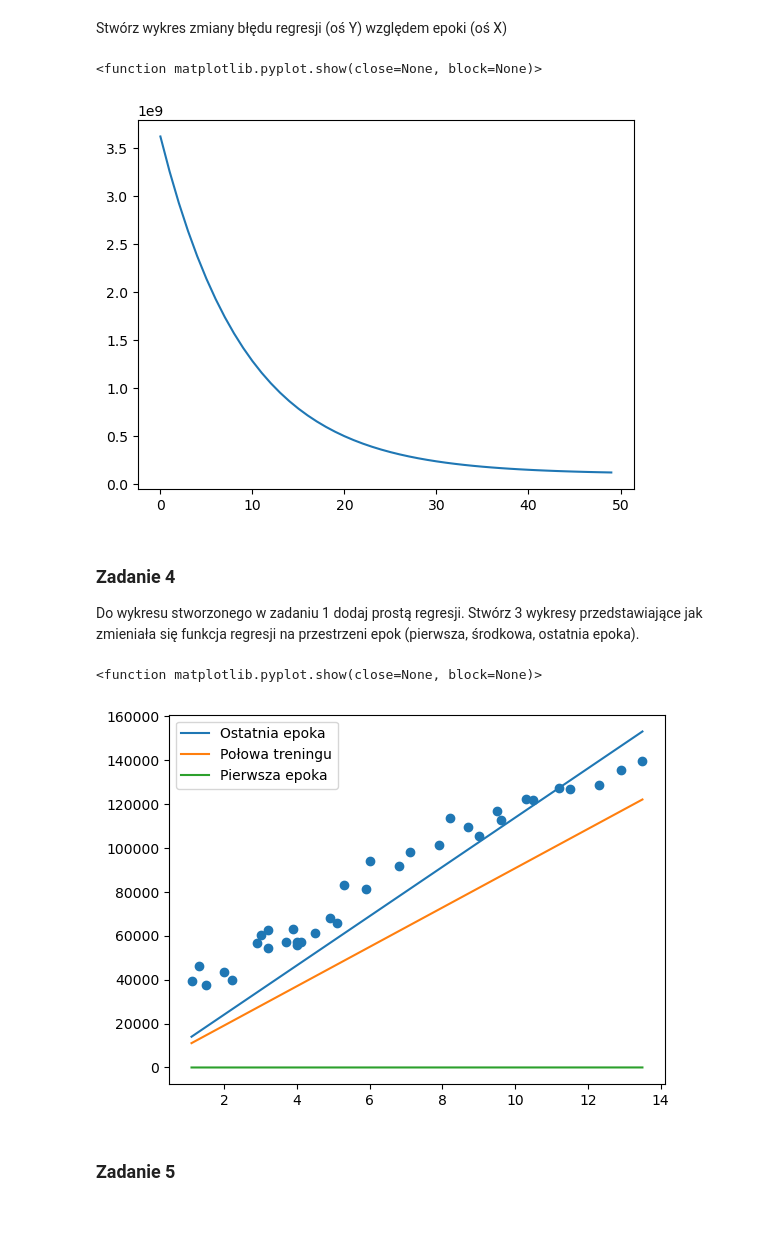
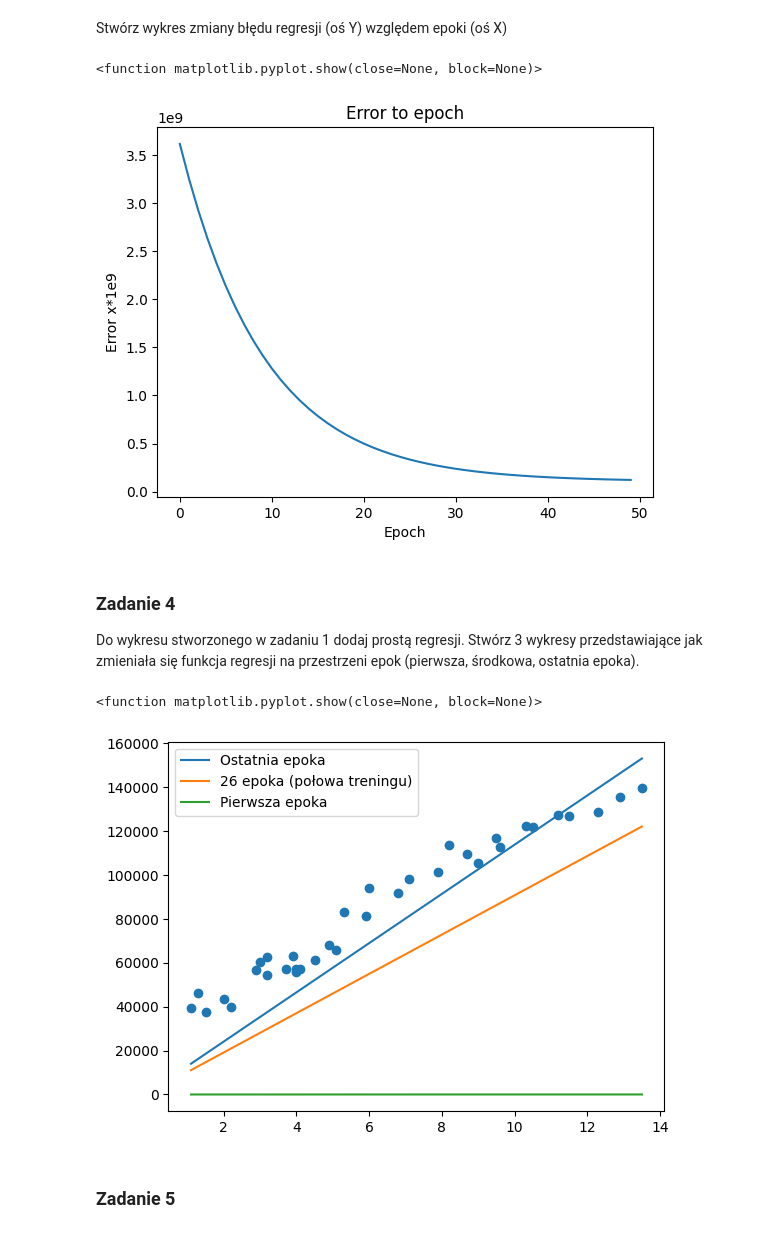
Before and after one commit to DyremiX/Laby, a Jupyter notebook: Lab2/139509_michal_dubiel_linear_regression_simple.ipynb, the cells around one changed output. Cells and saved outputs as stored; diff of their text form; code cells hidden in the pictures.

```diff
--- a/Lab2/139509_michal_dubiel_linear_regression_simple.ipynb
+++ b/Lab2/139509_michal_dubiel_linear_regression_simple.ipynb
@@ -163,8 +163,8 @@ error: [] - lista z błędem w każdej epoce
 def learn_and_fit(x: np.ndarray, y: np.ndarray, epochs: int = 1000, alpha: float = 0.001) -> Tuple[np.ndarray, np.ndarray, np.ndarray]: ###, epochs: int = 1000, alpha: float = 0.01
     # print(y)
     #YOUR CODE HERE
-    b0 = []
-    b1 = []
+    b0 = [random.random()]
+    b1 = [random.random()]
     b0.append(random.random())
     b1.append(random.random())
     error = []
@@ -182,14 +182,17 @@ Stwórz wykres zmiany błędu regresji (oś Y) względem epoki (oś X)
 # %%
 # YOUR CODE HERE
 df = pd.read_csv('datasets/Salary.csv', sep=',')
 x = df['YearsExperience'].values.reshape(df['YearsExperience'].shape[0], 1)
 y = df['Salary'].values.reshape(df['Salary'].shape[0], 1)
 b0, b1, error = learn_and_fit(x, y, epochs=50)
 plt.plot(error)
+plt.xlabel('Epoch')
+plt.ylabel('Error x*1e9')
+plt.title('Error to epoch')
 plt.show
 # %% [output]
 <function matplotlib.pyplot.show(close=None, block=None)>
-[figure, old version]
+[figure, new version]
 # %% [markdown]
 ### Zadanie 4
 
@@ -198,13 +201,13 @@ Do wykresu stworzonego w zadaniu 1 dodaj prostą regresji. Stwórz 3 wykresy prz
 #YOUR CODE HERE
 plt.scatter(df['YearsExperience'], df['Salary'])
 plt.plot(df['YearsExperience'],df['YearsExperience']*b1[-1] + b0[-1], label='Ostatnia epoka')
-plt.plot(df['YearsExperience'],df['YearsExperience']*b1[len(b1)//2] + b0[len(b1)//2], label='Połowa treningu')
+plt.plot(df['YearsExperience'],df['YearsExperience']*b1[len(b1)//2] + b0[len(b1)//2], label=str(len(b1)//2) + ' epoka (połowa treningu)')
 plt.plot(df['YearsExperience'],df['YearsExperience']*b1[0] + b0[0], label='Pierwsza epoka')
 plt.legend()
 plt.show
 # %% [output]
 <function matplotlib.pyplot.show(close=None, block=None)>
-[figure, old version]
+[figure, new version]
 # %% [markdown]
 ### Zadanie 5
 # %% [markdown]
```
Also changed, not shown: parts of 5 cells of this notebook.
